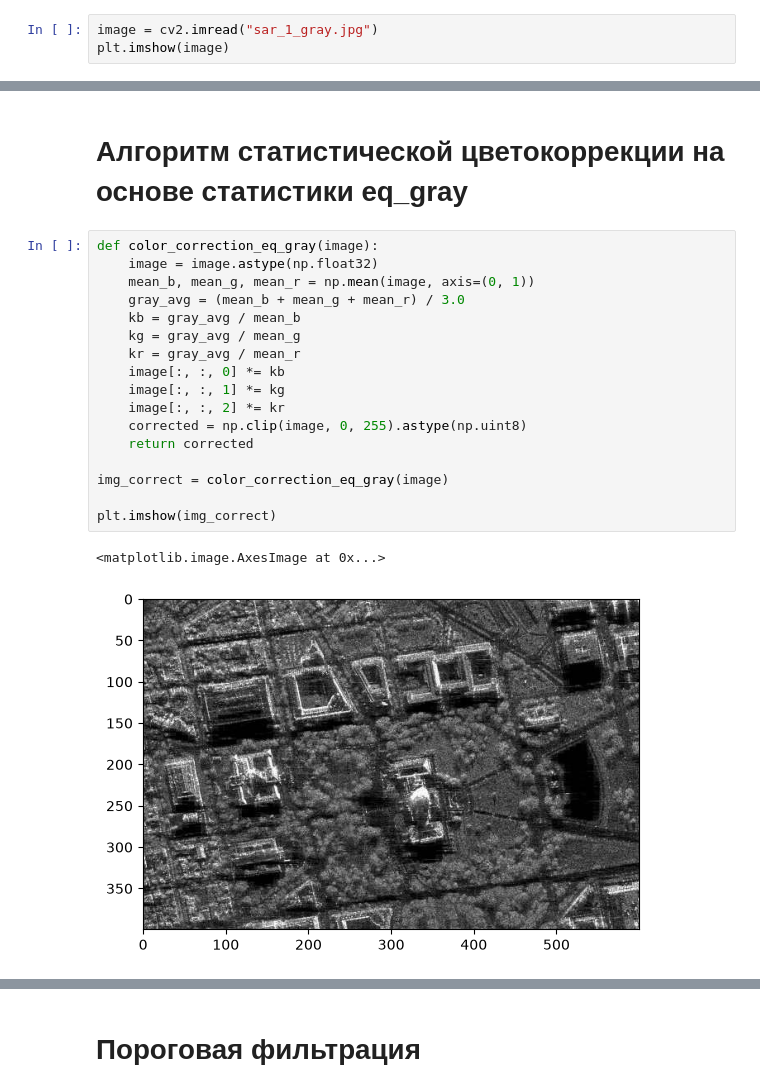
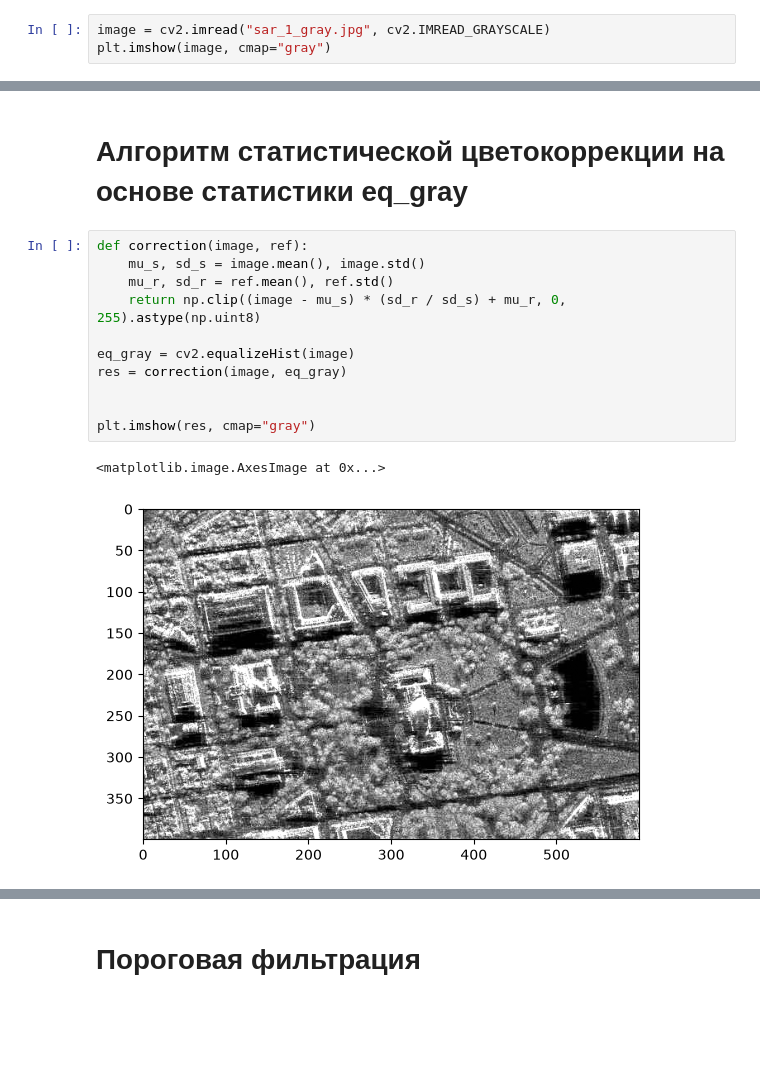
Before and after one commit to novaeff/image-processing, a Jupyter notebook: lab1.ipynb, the cells around one changed output, grey strips where cells are left out. Drawn from its saved outputs; the diff is of its cells as text; blank space fills up the shorter version.

```diff
--- a/lab1.ipynb
+++ b/lab1.ipynb
@@ -6,8 +6,8 @@ from skimage.metrics import structural_similarity as ssim, mean_squared_error as
 # %% [markdown]
 # Загрузка изображения
 # %%
-image = cv2.imread("sar_1_gray.jpg")
-plt.imshow(image)
+image = cv2.imread("sar_1_gray.jpg", cv2.IMREAD_GRAYSCALE)
+plt.imshow(image, cmap="gray")
 # %% [output]
 <matplotlib.image.AxesImage at 0x...>
 [figure]
@@ -73,23 +73,17 @@ SSIM correction_2:  0.029825955116113703
 # %% [markdown]
 # Алгоритм статистической цветокоррекции на основе статистики eq_gray
 # %%
-def color_correction_eq_gray(image):
-    image = image.astype(np.float32)
-    mean_b, mean_g, mean_r = np.mean(image, axis=(0, 1))
-    gray_avg = (mean_b + mean_g + mean_r) / 3.0
-    kb = gray_avg / mean_b
-    kg = gray_avg / mean_g
-    kr = gray_avg / mean_r
-    image[:, :, 0] *= kb
-    image[:, :, 1] *= kg
-    image[:, :, 2] *= kr
-    corrected = np.clip(image, 0, 255).astype(np.uint8)
-    return corrected
+def correction(image, ref):
+    mu_s, sd_s = image.mean(), image.std()
+    mu_r, sd_r = ref.mean(), ref.std()
+    return np.clip((image - mu_s) * (sd_r / sd_s) + mu_r, 0, 255).astype(np.uint8)
 
-img_correct = color_correction_eq_gray(image)
+eq_gray = cv2.equalizeHist(image)
+res = correction(image, eq_gray)
 
-plt.imshow(img_correct)
+
+plt.imshow(res, cmap="gray")
 # %% [output]
 <matplotlib.image.AxesImage at 0x...>
-[figure, old version]
+[figure, new version]
 # %%
```
Also changed, not shown: parts of 7 cells of this notebook.
